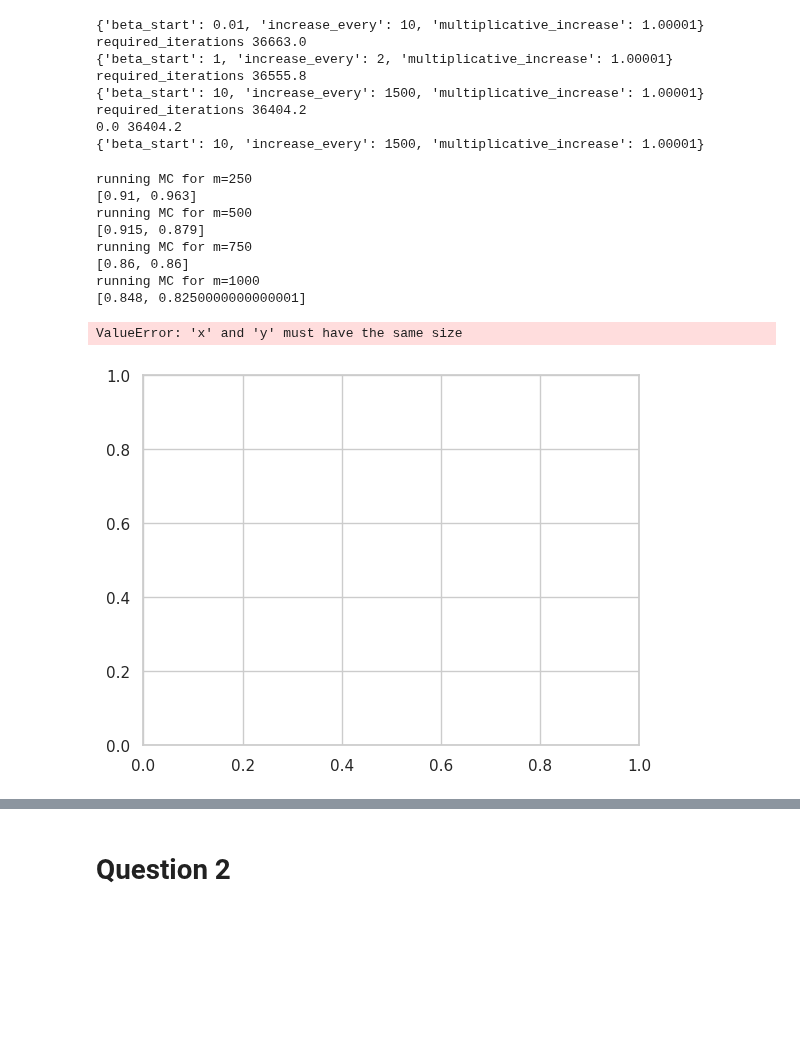
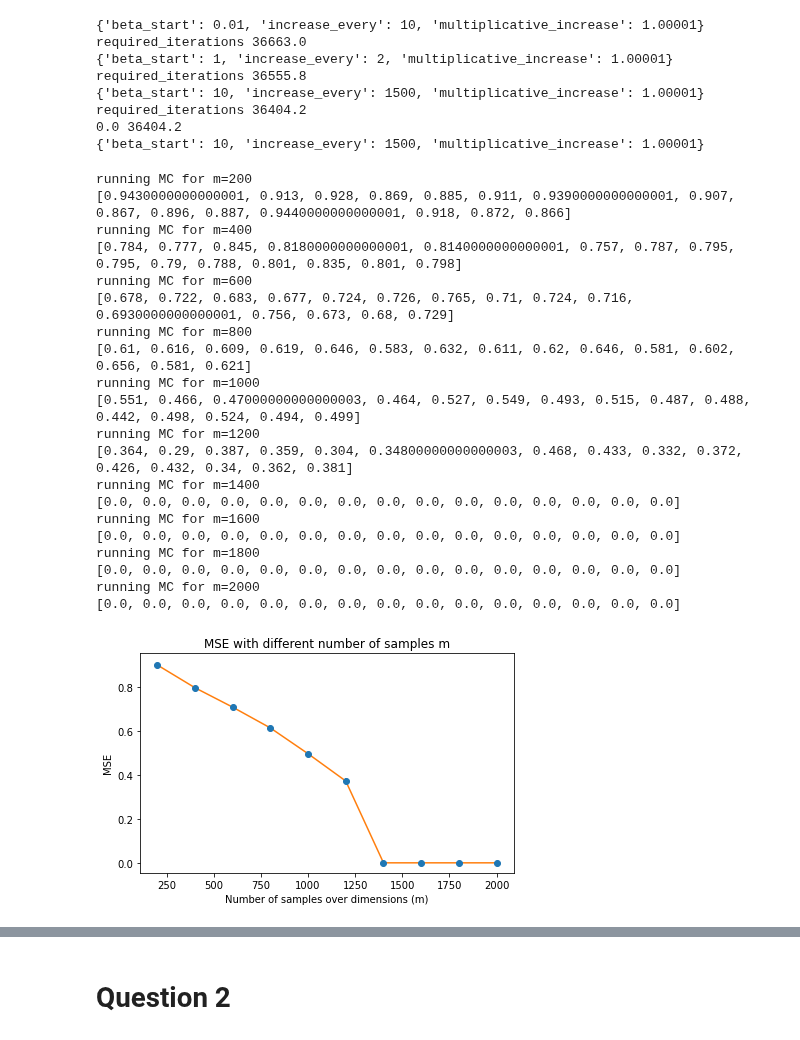
Before and after one commit to michelelupini/MC-project, a Jupyter notebook: main.ipynb, the cells around one changed output, grey strips where cells are left out. Cells and saved outputs as stored; diff of their text form; code cells hidden in the pictures; blank space fills up the shorter version.

```diff
--- a/main.ipynb
+++ b/main.ipynb
@@ -106,39 +89,50 @@ print(best_params_and_scores)
 # %%
 losses_with_different_m = []
-m_values = np.arange(250 , 1200, 250)
+m_values = np.arange(200 , 2200, 200)
 
 for m_value in  m_values:
     # for the different values of m only save the last loss (after doing all the iterations)
     print(f'running MC for m={m_value}')
     beta =  10
     increase_every = 1500
     multiplicative_increase =  1.00001
-    mse, n_iterations = run_multiple_experiments(2, beta, m_value, d, s, fixed_ones=False, sign=False, iterations = 1000
+    beta, mse, n_iterations = run_multiple_experiments(15, beta, m_value, d, s, fixed_ones=False, sign=False, iterations = iterations
                                                  , change_beta_every= increase_every, update_beta=lambda x : x * multiplicative_increase)
 
     print(mse)
     losses_with_different_m.append(mse)
 
 # Plot confidence intervals as error bars
 plt.errorbar(m_values, np.array(losses_with_different_m).mean(axis = 1),
-             yerr= np.array(losses_with_different_m).std(axis = 1), fmt='o', label='Confidence Intervals')
+             yerr= np.array(losses_with_different_m).std(axis = 1) / np.sqrt(15), fmt='o', label='Confidence Intervals')
 
 
 plt.plot(m_values, np.array(losses_with_different_m).mean(axis = 1)) # always changes
 plt.ylabel('MSE')
 plt.xlabel('Number of samples over dimensions (m)')
 plt.title('MSE with different number of samples m')
 plt.tight_layout()
 
 plt.savefig('img/q1_ex6_minimum_m_to_recover.jpg')
 # %% [output]
-running MC for m=250
-[0.91, 0.963]
-running MC for m=500
-[0.915, 0.879]
-running MC for m=750
-[0.86, 0.86]
+running MC for m=200
+[0.9430000000000001, 0.913, 0.928, 0.869, 0.885, 0.911, 0.9390000000000001, 0.907, 0.867, 0.896, 0.887, 0.9440000000000001, 0.918, 0.872, 0.866]
+running MC for m=400
+[0.784, 0.777, 0.845, 0.8180000000000001, 0.8140000000000001, 0.757, 0.787, 0.795, 0.795, 0.79, 0.788, 0.801, 0.835, 0.801, 0.798]
+running MC for m=600
+[0.678, 0.722, 0.683, 0.677, 0.724, 0.726, 0.765, 0.71, 0.724, 0.716, 0.6930000000000001, 0.756, 0.673, 0.68, 0.729]
+running MC for m=800
+[0.61, 0.616, 0.609, 0.619, 0.646, 0.583, 0.632, 0.611, 0.62, 0.646, 0.581, 0.602, 0.656, 0.581, 0.621]
 running MC for m=1000
-[0.848, 0.8250000000000001]
+[0.551, 0.466, 0.47000000000000003, 0.464, 0.527, 0.549, 0.493, 0.515, 0.487, 0.488, 0.442, 0.498, 0.524, 0.494, 0.499]
+running MC for m=1200
+[0.364, 0.29, 0.387, 0.359, 0.304, 0.34800000000000003, 0.468, 0.433, 0.332, 0.372, 0.426, 0.432, 0.34, 0.362, 0.381]
+running MC for m=1400
+[0.0, 0.0, 0.0, 0.0, 0.0, 0.0, 0.0, 0.0, 0.0, 0.0, 0.0, 0.0, 0.0, 0.0, 0.0]
+running MC for m=1600
+[0.0, 0.0, 0.0, 0.0, 0.0, 0.0, 0.0, 0.0, 0.0, 0.0, 0.0, 0.0, 0.0, 0.0, 0.0]
+running MC for m=1800
+[0.0, 0.0, 0.0, 0.0, 0.0, 0.0, 0.0, 0.0, 0.0, 0.0, 0.0, 0.0, 0.0, 0.0, 0.0]
+running MC for m=2000
+[0.0, 0.0, 0.0, 0.0, 0.0, 0.0, 0.0, 0.0, 0.0, 0.0, 0.0, 0.0, 0.0, 0.0, 0.0]
-ValueError: 'x' and 'y' must have the same size
-[figure, old version]
+[figure, new version]
```
Also changed, not shown: parts of 11 cells of this notebook, 5 other files.
